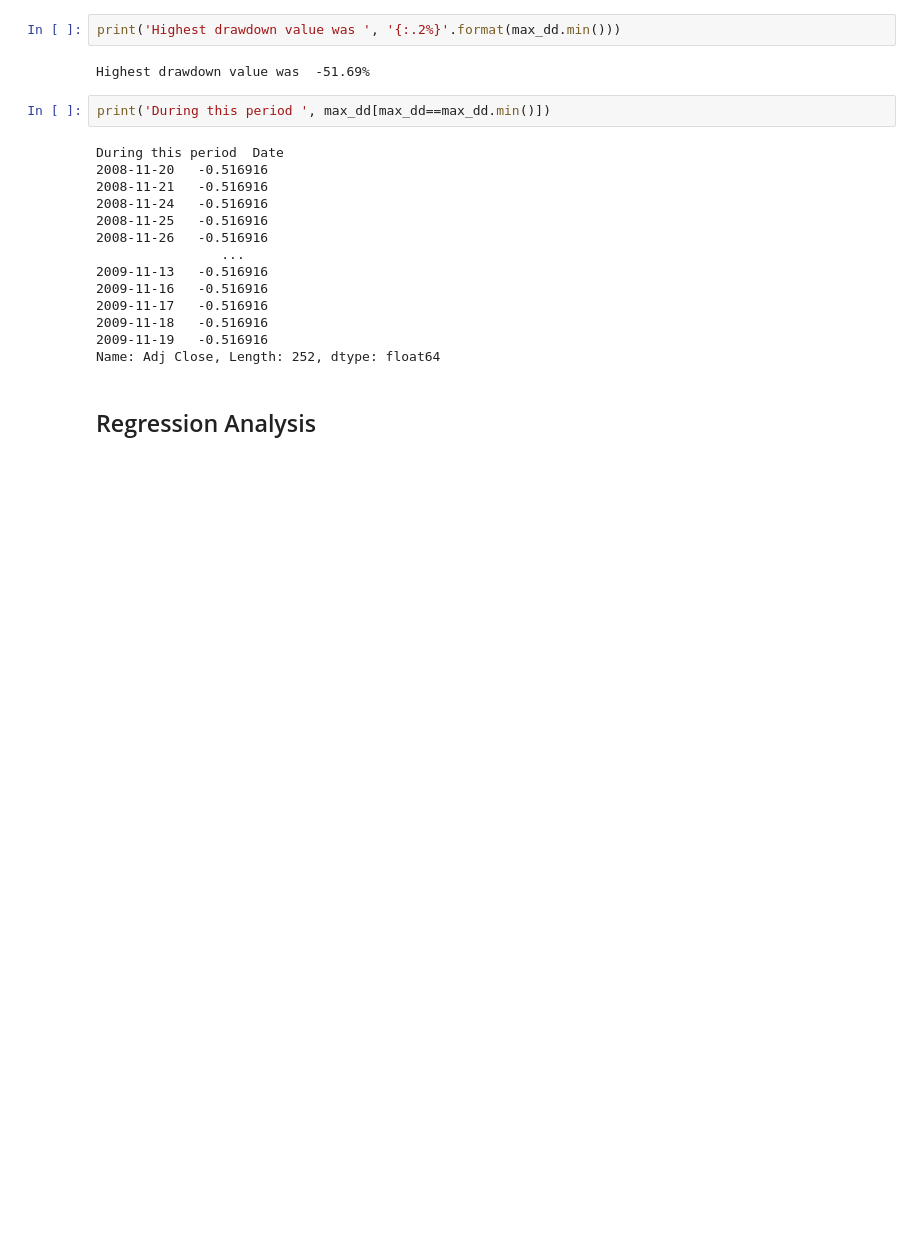
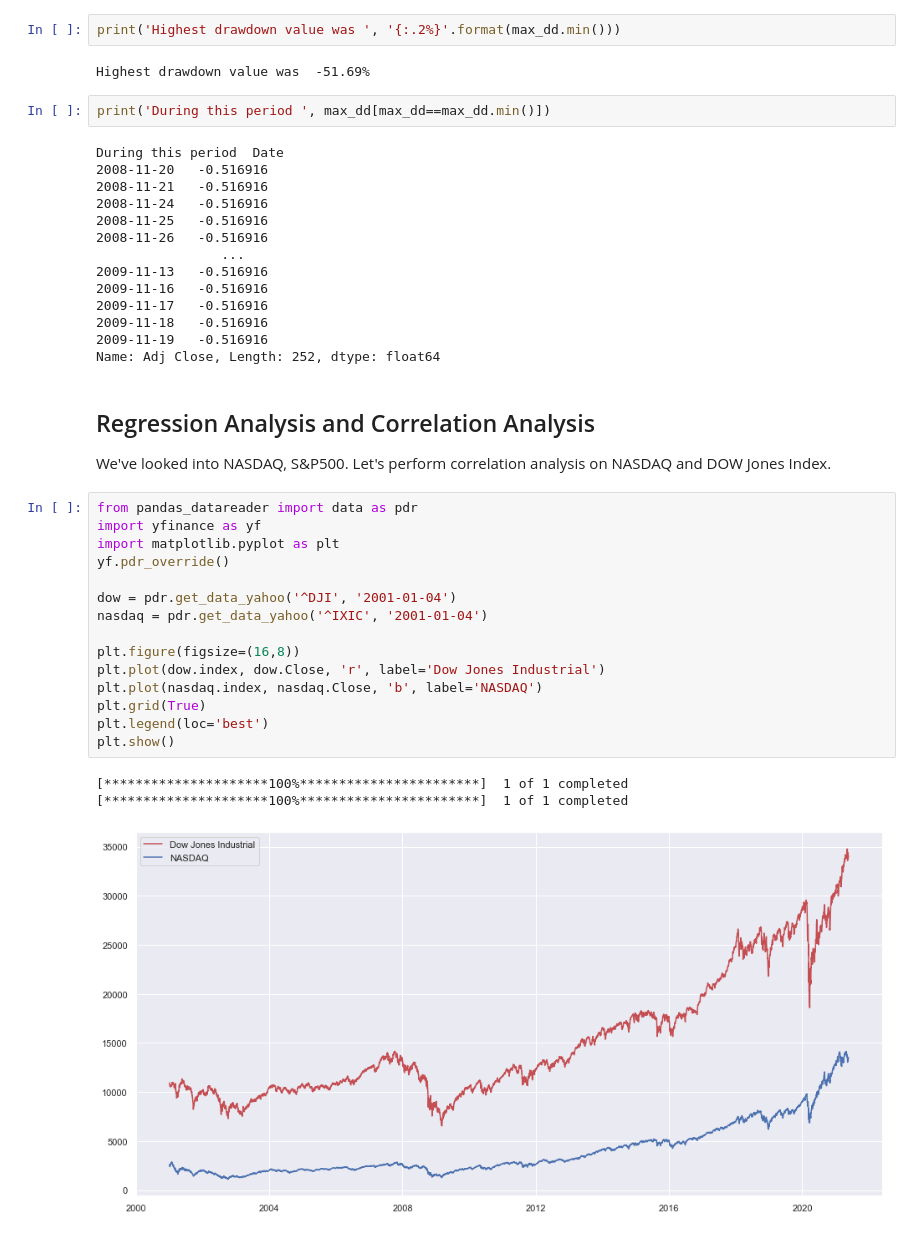
Before and after one commit to Rsych/Finance-Portfolio-Maker, a Jupyter notebook: Financial data analysis with Pandas and Yfinance.ipynb, the cells around one changed output. Saved outputs shown, nothing was run; the diff lists cells and outputs as text; blank space fills up the shorter version.

```diff
--- a/Financial data analysis with Pandas and Yfinance.ipynb
+++ b/Financial data analysis with Pandas and Yfinance.ipynb
@@ -180,5 +180,26 @@ During this period  Date
 2009-11-18   -0.516916
 2009-11-19   -0.516916
 Name: Adj Close, Length: 252, dtype: float64
-# %% [markdown]
-## Regression Analysis
+# %% [markdown]
+## Regression Analysis and Correlation Analysis
+
+We've looked into NASDAQ, S&P500. Let's perform correlation analysis on NASDAQ and DOW Jones Index.
+# %%
+from pandas_datareader import data as pdr
+import yfinance as yf
+import matplotlib.pyplot as plt
+yf.pdr_override()
+
+dow = pdr.get_data_yahoo('^DJI', '2001-01-04')
+nasdaq = pdr.get_data_yahoo('^IXIC', '2001-01-04')
+
+plt.figure(figsize=(16,8))
+plt.plot(dow.index, dow.Close, 'r', label='Dow Jones Industrial')
+plt.plot(nasdaq.index, nasdaq.Close, 'b', label='NASDAQ')
+plt.grid(True)
+plt.legend(loc='best')
+plt.show()
+# %% [output]
+[*********************100%***********************]  1 of 1 completed
+[*********************100%***********************]  1 of 1 completed
+[figure, added]
```
Also changed, not shown: parts of 3 cells of this notebook.
